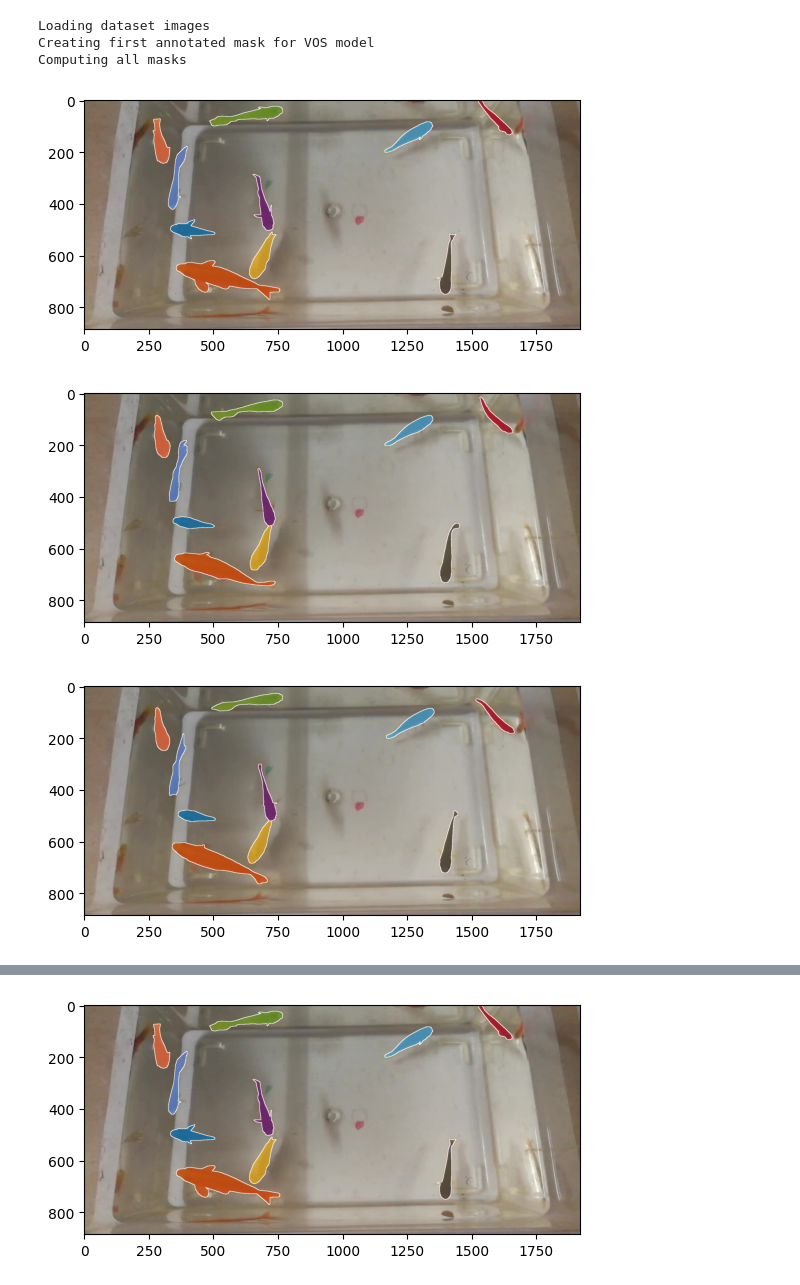
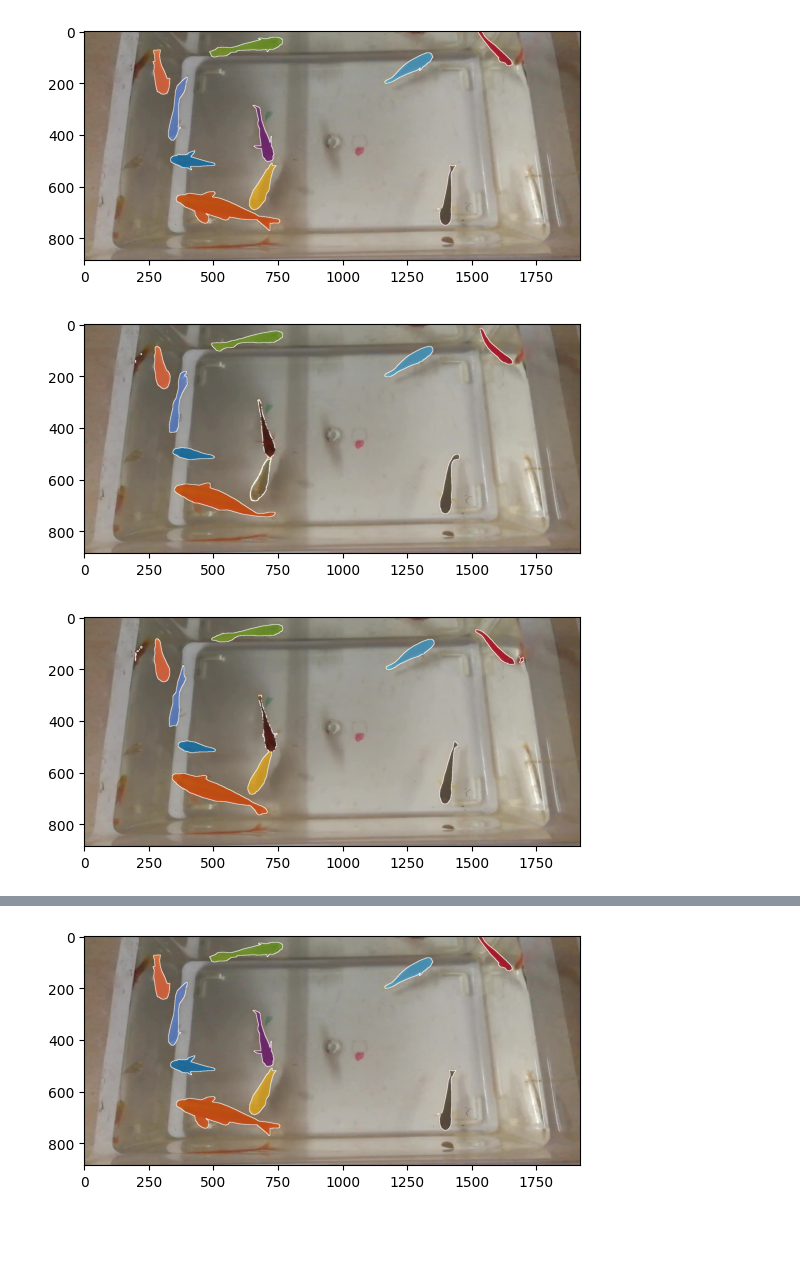
Before and after one commit to jpitagc/VOS-E-SAM, a Jupyter notebook: videoPipeline.ipynb, the cells around one changed output, grey strips where cells are left out. Cells and saved outputs as stored; diff of their text form; code cells hidden in the pictures; blank space fills up the shorter version.

Commit message:
Point Based Working

```diff
--- a/videoPipeline.ipynb
+++ b/videoPipeline.ipynb
@@ -192,7 +192,7 @@ def compute_f_measure(mask1, mask2):
 
     return f_measure_per_label
 # %%
-def run_model_on_ovis_set(model,path_set,videos, annotations, compute_metrics = False,save_masks = False, compute_video = False, verbose = True):
+def run_model_on_ovis_set(name, model,path_set,videos, annotations, compute_metrics = False,save_masks = False, compute_video = False, verbose = True):
     for video in videos:
         # Load all images as np.array
         if verbose: print('Loading dataset images')
@@ -207,7 +207,7 @@ def run_model_on_ovis_set(model,path_set,videos, annotations, compute_metrics =
         #Compute masks for all images
         if verbose:print('Computing all masks')
         model.xmem.clear_memory()
-        masks, logits, painted_images = model.generator(images=images[0:3], template_mask=initial_mask)
+        masks, logits, painted_images = model.generator(images=images[0:30], template_mask=initial_mask)
         model.xmem.clear_memory()
 
         if compute_metrics:
@@ -220,11 +220,11 @@ def run_model_on_ovis_set(model,path_set,videos, annotations, compute_metrics =
 
         if compute_video:
             if verbose: print('Generating video')
-            generate_video_from_frames(painted_images, output_path="./result/track/{}.mp4".format('Video1'), fps = 30)
+            generate_video_from_frames(painted_images, output_path="./result/track/{}.mp4".format('Video1'+name), fps = 30)
 
         if save_masks:
             if verbose: print('Saving masks')
-            path_to_masks = './result/mask/{}'.format('Video1')
+            path_to_masks = './result/mask/{}'.format('Video1'+name)
             if not os.path.exists(path_to_masks): os.makedirs(path_to_masks)
             for i,mask in enumerate(masks): np.save(os.path.join(path_to_masks, '{:05d}.npy'.format(i)), mask)
 
@@ -233,10 +233,20 @@ def run_model_on_ovis_set(model,path_set,videos, annotations, compute_metrics =
 SAM_checkpoint = "./checkpoints/sam_vit_h_4b8939.pth"
 xmem_checkpoint = "./checkpoints/XMem-s012.pth"
 e2fgvi_checkpoint = "./checkpoints/E2FGVI-HQ-CVPR22.pth"
-args = {'use_refinement':False}
-model = TrackingAnything(SAM_checkpoint, xmem_checkpoint, e2fgvi_checkpoint,args)
-args = {'use_refinement':True}
-modelSam = TrackingAnything(SAM_checkpoint, xmem_checkpoint, e2fgvi_checkpoint,args)
+# args = {
+#     'use_refinement' : False
+#         }
+# model = TrackingAnything(SAM_checkpoint, xmem_checkpoint, e2fgvi_checkpoint,args)
+# args = {
+#     'use_refinement' : True,
+#     'refinement_mode' : 'bbox'
+#         }
+# modelSamBbox = TrackingAnything(SAM_checkpoint, xmem_checkpoint, e2fgvi_checkpoint,args)
+args = {
+    'use_refinement' : True,
+    'refinement_mode' : 'point'
+        }
+modelSamPoint = TrackingAnything(SAM_checkpoint, xmem_checkpoint, e2fgvi_checkpoint,args)
 # %% [output]
 Initializing BaseSegmenter to cuda:0
 Hyperparameters read from the model weights: C^k=64, C^v=512, C^h=64
@@ -253,2 +257,2 @@ Loads checkpoint by http backend from path: https://download.openmmlab.com/mmedi
 # %%
-masks_refinement, logits_refinement, painted_images_refinement = run_model_on_ovis_set(model = modelSam, path_set = ovis_images,videos = vidTrain[0:1],annotations = annTrain,compute_metrics = False, save_masks=False, compute_video=False)
+masks_refinement_point, logits_refinement_point, painted_images_refinement_point = run_model_on_ovis_set(name = '_point_refinement',model = modelSamPoint, path_set = ovis_images,videos = vidTrain[0:1],annotations = annTrain,compute_metrics = False, save_masks=False, compute_video=True)
@@ -261,14 +261,10 @@ Sam Refinment Bounding Boxes
 # %%
-masks, logits, painted_images = run_model_on_ovis_set(model = model, path_set = ovis_images,videos = vidTrain[0:1],annotations = annTrain,compute_metrics = False, save_masks=False, compute_video=False)
+masks, logits, painted_images = run_model_on_ovis_set(name = '_no_refinement',model = model, path_set = ovis_images,videos = vidTrain[0:1],annotations = annTrain,compute_metrics = False, save_masks=False, compute_video=True)
-# %% [output]
-Loading dataset images
-Creating first annotated mask for VOS model
-Computing all masks
 # %%
-for image in painted_images_refinement:
+for image in painted_images_refinement_point:
     plt.imshow(image)
     plt.show()
 # %% [output]
 [figure]
-[figure, old version]
+[figure, new version]
-[figure, old version]
+[figure, new version]
```
Also changed, not shown: parts of 22 cells of this notebook, 2 other files.
